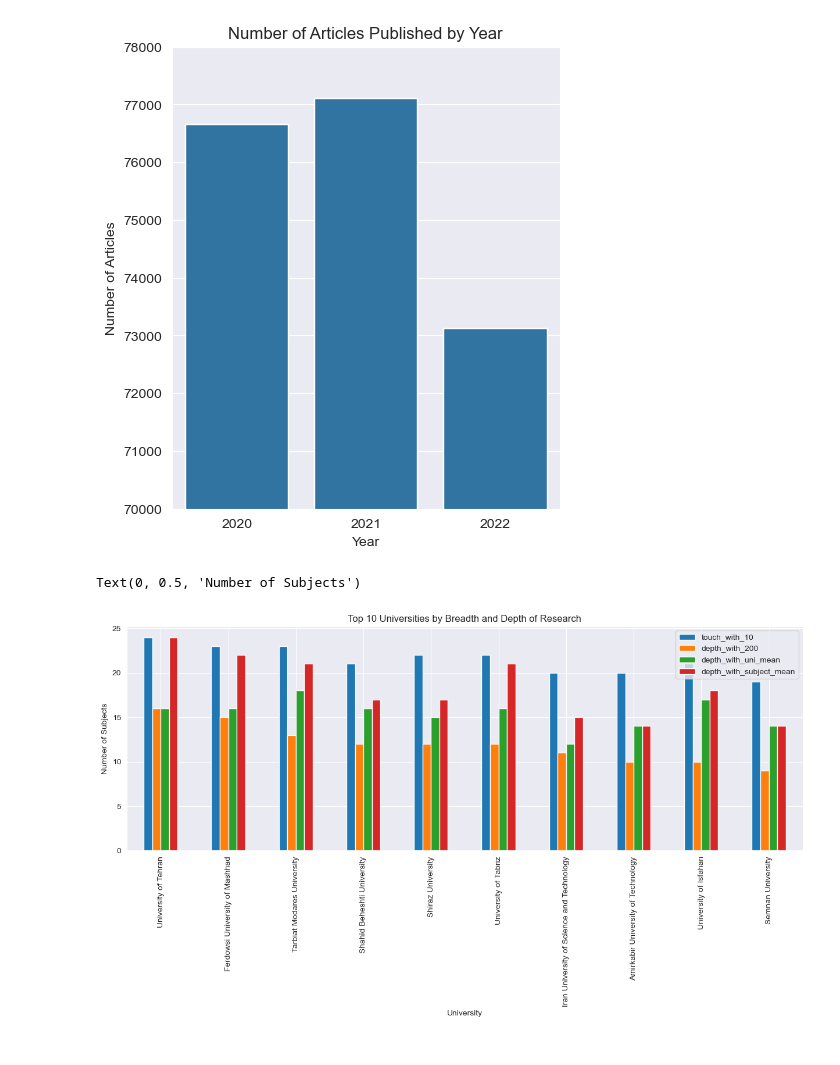
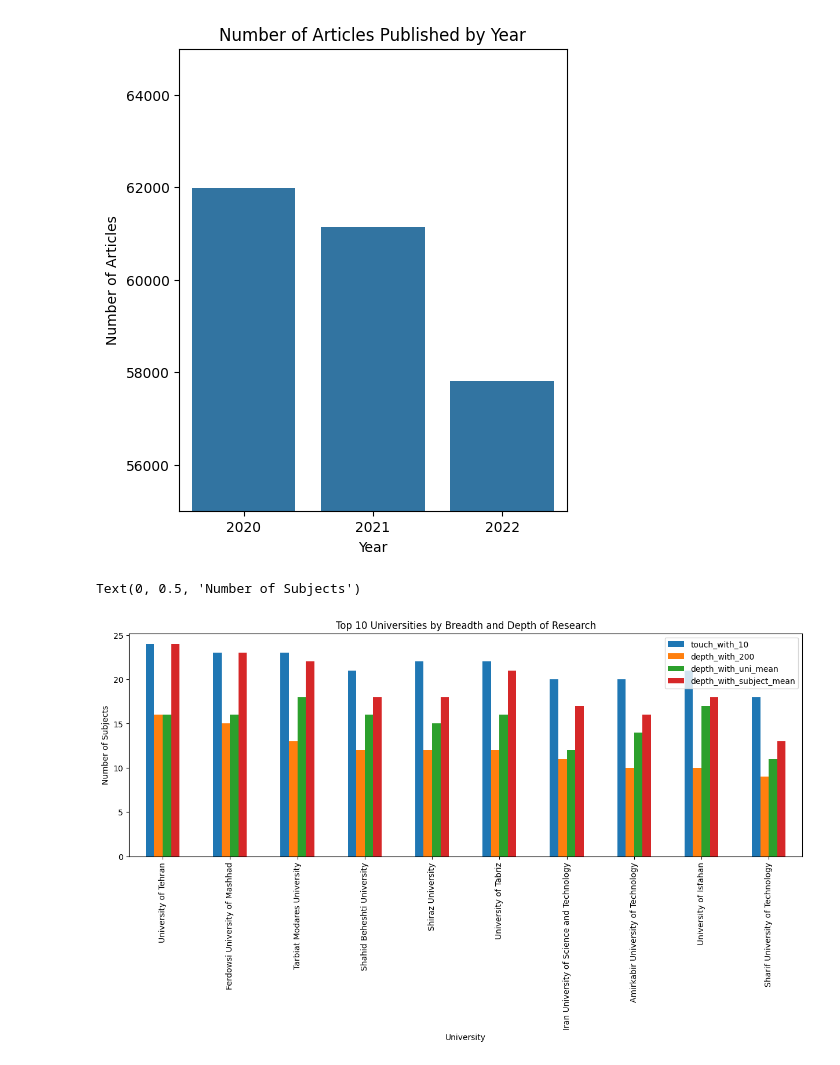
Before and after one commit to zahediparsa/Google-Scholar-Data-Mining, a Jupyter notebook: src/analysis.ipynb, the cells around one changed output. Cells and saved outputs as stored; diff of their text form; code cells hidden in the pictures.

```diff
--- a/src/analysis.ipynb
+++ b/src/analysis.ipynb
@@ -4,10 +4,9 @@ import pandas as pd
 import matplotlib.pyplot as plt
 import seaborn as sns
 # %%
-articles = pd.read_csv("../../build/articles2.csv", index_col=0)
-universities_df = pd.read_csv('../../build/universities.csv', index_col=0)
+articles = pd.read_csv("../../build/articles2.csv")
+universities_df = pd.read_csv('../../build/universities.csv')
 professors_df = pd.read_csv('../../build/professors.csv')
-articles.drop(columns=["GS_link", "more_info", ], inplace=True)
 articles.dropna(inplace=True)
 # %%
 articles
@@ -115,17 +92,17 @@ plt.show()
 # %%
 # Group articles by year
 articles_per_year = articles.groupby('year')['title'].count()
 
 # Plot
 plt.figure(figsize=(5, 6))
 sns.barplot(x=articles_per_year.index, y=articles_per_year.values)
 plt.title('Number of Articles Published by Year')
 plt.xlabel('Year')
 plt.ylabel('Number of Articles')
-plt.ylim(70_000,78_000)
+plt.ylim(55_000,65_000)
 plt.show()
 # %% [output]
-[figure, old version]
+[figure, new version]
 # %%
 # Extract depth and breadth metrics
 breadth_df = universities_df[['University', 'touch_with_10', 'depth_with_200', "depth_with_uni_mean", "depth_with_subject_mean"]].sort_values(by='depth_with_200', ascending=False).head(10)
@@ -137,7 +114,7 @@ ax.set_title('Top 10 Universities by Breadth and Depth of Research')
 ax.set_ylabel('Number of Subjects')
 # %% [output]
 Text(0, 0.5, 'Number of Subjects')
-[figure, old version]
+[figure, new version]
 # %%
 # Plot h-index distribution
 plt.figure(figsize=(10, 6))
```
Also changed, not shown: parts of 10 cells of this notebook, 1 other file.
